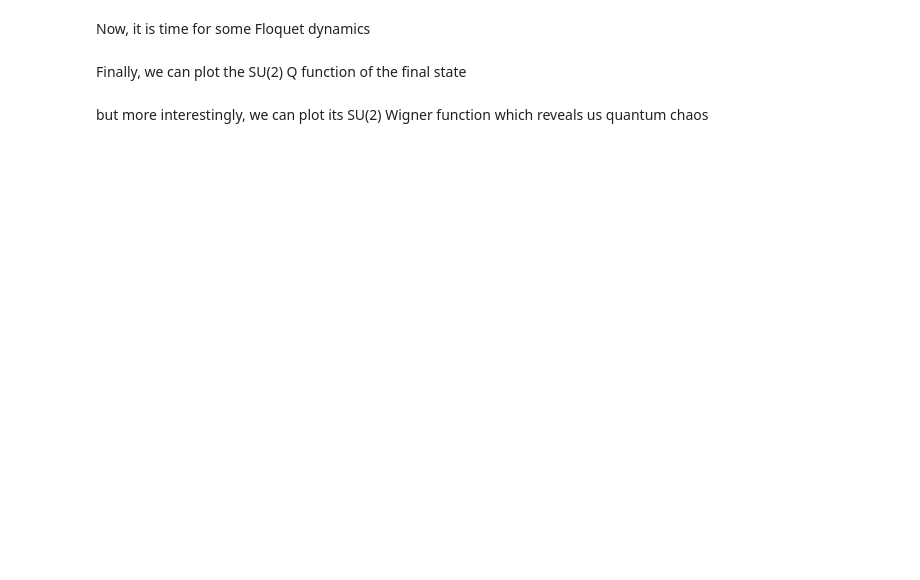
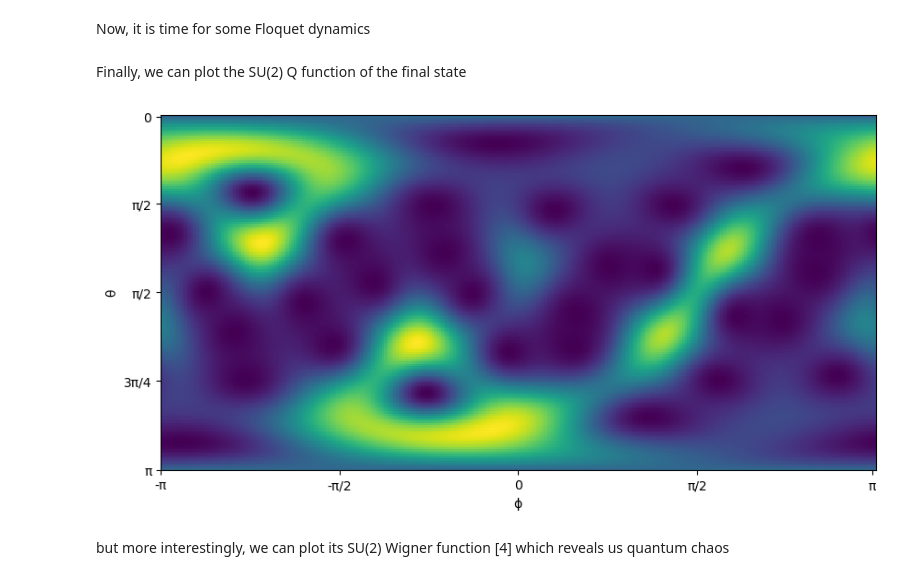
Before and after one commit to qojulia/QuantumOptics.jl-examples, a Jupyter notebook: notebooks/quantum-kicked-top.ipynb, the cells around one changed output. Drawn from its saved outputs; the diff is of its cells as text; code cells hidden in the pictures; blank space fills up the shorter version.

```diff
--- a/notebooks/quantum-kicked-top.ipynb
+++ b/notebooks/quantum-kicked-top.ipynb
@@ -70,25 +72,24 @@ Now, it is time for some Floquet dynamics
 # %%
 # Stroboscopic Floquet dynamics
 ψ = ψ₀;
-ψt =[ψ]
 for i=1:100000
     ψ = normalize(FO*ψ)
-    push!(ψt,ψ)
 end
 # %% [markdown]
 Finally, we can plot the SU(2) Q function of the final state
 # %%
 figure(figsize=(10,5))
-res = 200
 wx = [-1pi:pi/(res):1pi;];
 wy = [0:1pi/res:1pi;];
 qsu2final = qfuncsu2(ψt[end],res)
 pcolor(wx,wy,qsu2final)
 yticks([0.0, pi/4,pi/2,3pi/4,pi-0.02], ["π","3π/4","π/2","π/2",0] )
 xticks([-π,-π/2,0,π/2,π-0.03],["-π","-π/2",0,"π/2","π"] )
 ylabel("θ")
 xlabel("ϕ");
+# %% [output]
+[figure, added]
 # %% [markdown]
-but more interestingly, we can plot its SU(2) Wigner function which reveals us quantum chaos
+but more interestingly, we can plot its SU(2) Wigner function [4] which reveals us quantum chaos
 # %%
 figure(figsize=(10,5))
```
Also changed, not shown: parts of 7 cells of this notebook.
